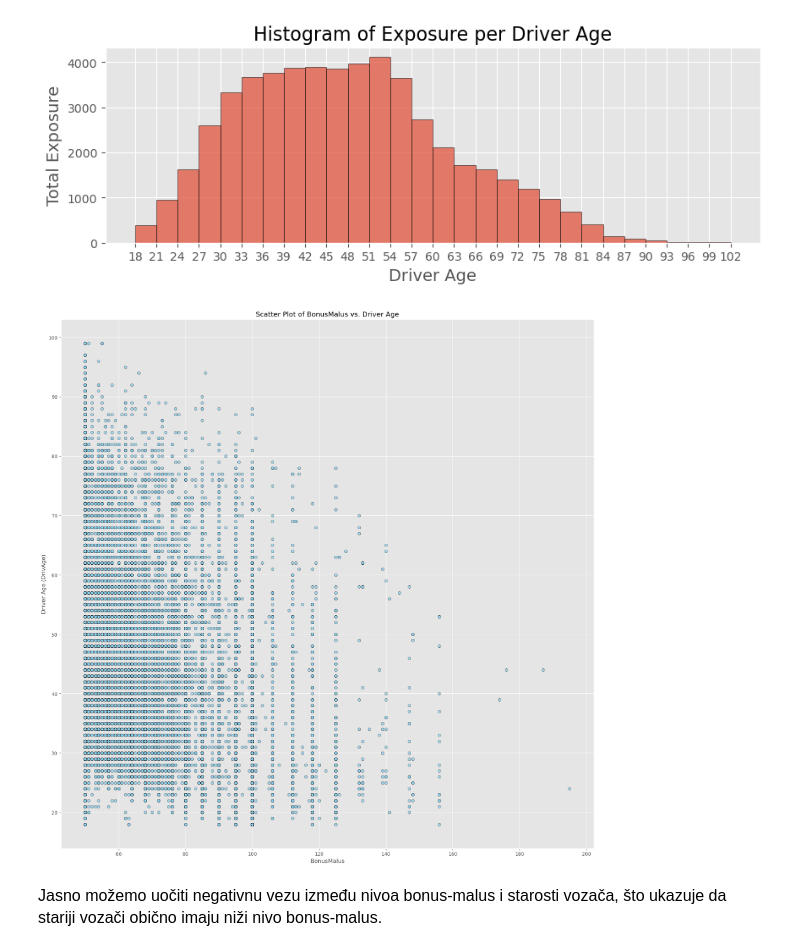
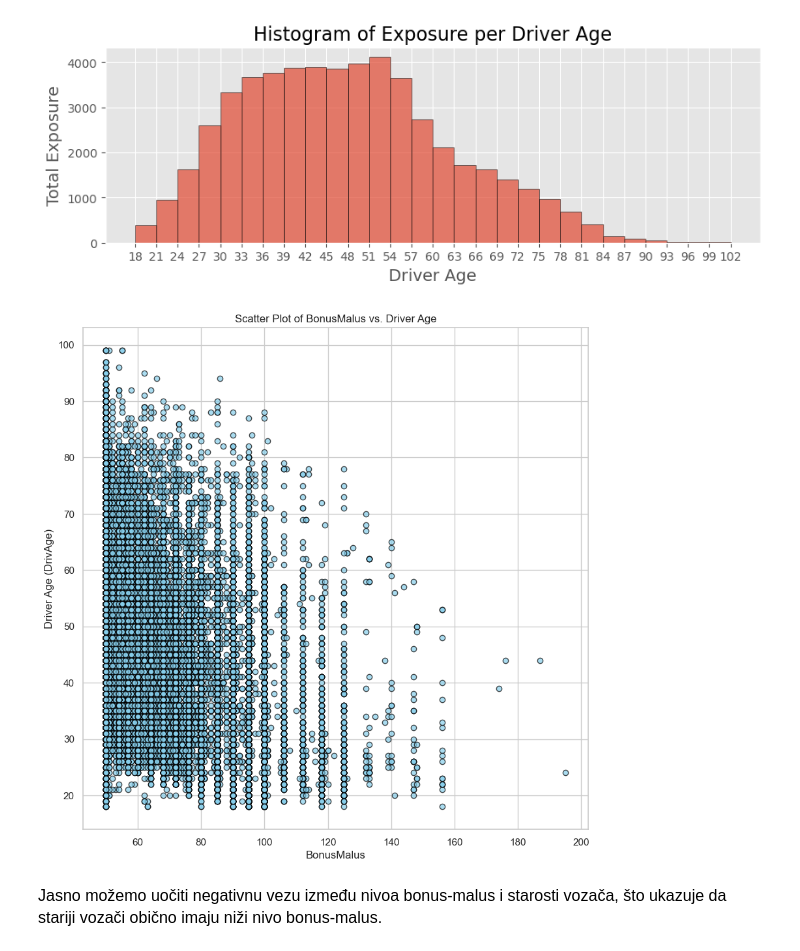
Before and after one commit to BabicDanica/Uvod_u_istrazivanje_podataka_projekat, a Jupyter notebook: obradaPodataka/istrazivanje_podataka.ipynb, the cells around one changed output. Drawn from its saved outputs; the diff is of its cells as text; code cells hidden in the pictures.

```diff
--- a/obradaPodataka/istrazivanje_podataka.ipynb
+++ b/obradaPodataka/istrazivanje_podataka.ipynb
@@ -262,17 +262,17 @@ plt.show()
 [figure]
 # %%
 # Scatter plot
-plt.figure(figsize=(20, 20))
+plt.figure(figsize=(10, 10))
 plt.scatter(df['BonusMalus'], df['DrivAge'], color='skyblue', edgecolor='black', alpha=0.7)
 
 # Labels and title
 plt.xlabel('BonusMalus')
 plt.ylabel('Driver Age (DrivAge)')
 plt.title('Scatter Plot of BonusMalus vs. Driver Age')
 plt.grid(True)
 plt.show()
 # %% [output]
-[figure, old version]
+[figure, new version]
 # %% [markdown]
 <p style="font-size:16px;"> Jasno možemo uočiti negativnu vezu između nivoa bonus-malus i starosti vozača, što ukazuje da stariji vozači obično imaju niži nivo bonus-malus. </p>
 # %%
```
Also changed, not shown: 3 other files.
